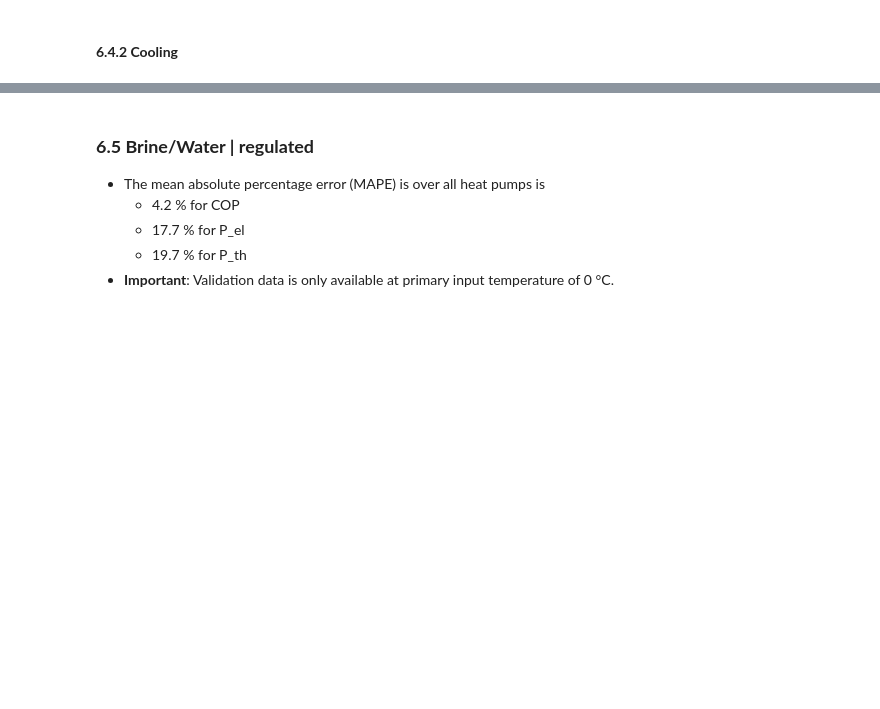
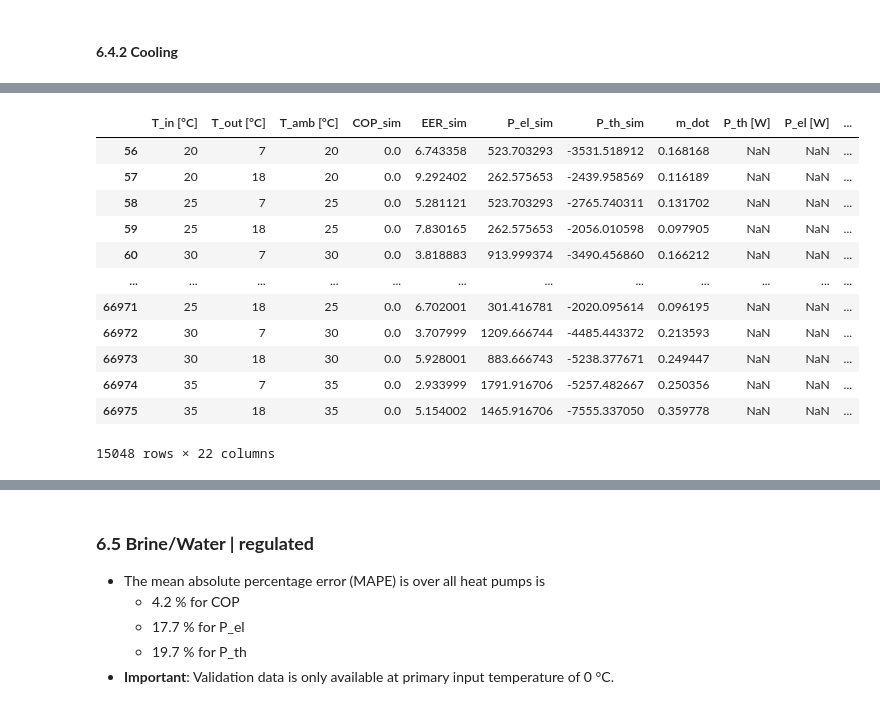
Before and after one commit to FZJ-IEK3-VSA/hplib, a Jupyter notebook: notebooks/documentation.ipynb, the cells around one changed output, grey strips where cells are left out. Cells and saved outputs as stored; diff of their text form; code cells hidden in the pictures; blank space fills up the shorter version.

```diff
--- a/notebooks/documentation.ipynb
+++ b/notebooks/documentation.ipynb
@@ -610 +630,17 @@ dtype: float64
+# %%
+data
+# %% [output]
+|  | T_in [°C] | T_out [°C] | T_amb [°C] | COP_sim | EER_sim | P_el_sim | P_th_sim | m_dot | P_th [W] | P_el [W] | ... |
+| 56 | 20 | 7 | 20 | 0.0 | 6.743358 | 523.703293 | -3531.518912 | 0.168168 | NaN | NaN | ... |
+| 57 | 20 | 18 | 20 | 0.0 | 9.292402 | 262.575653 | -2439.958569 | 0.116189 | NaN | NaN | ... |
+| 58 | 25 | 7 | 25 | 0.0 | 5.281121 | 523.703293 | -2765.740311 | 0.131702 | NaN | NaN | ... |
+| 59 | 25 | 18 | 25 | 0.0 | 7.830165 | 262.575653 | -2056.010598 | 0.097905 | NaN | NaN | ... |
+| 60 | 30 | 7 | 30 | 0.0 | 3.818883 | 913.999374 | -3490.456860 | 0.166212 | NaN | NaN | ... |
+| ... | ... | ... | ... | ... | ... | ... | ... | ... | ... | ... | ... |
+| 66971 | 25 | 18 | 25 | 0.0 | 6.702001 | 301.416781 | -2020.095614 | 0.096195 | NaN | NaN | ... |
+| 66972 | 30 | 7 | 30 | 0.0 | 3.707999 | 1209.666744 | -4485.443372 | 0.213593 | NaN | NaN | ... |
+| 66973 | 30 | 18 | 30 | 0.0 | 5.928001 | 883.666743 | -5238.377671 | 0.249447 | NaN | NaN | ... |
+| 66974 | 35 | 7 | 35 | 0.0 | 2.933999 | 1791.916706 | -5257.482667 | 0.250356 | NaN | NaN | ... |
+| 66975 | 35 | 18 | 35 | 0.0 | 5.154002 | 1465.916706 | -7555.337050 | 0.359778 | NaN | NaN | ... |
+15048 rows × 22 columns
 # %%
```
Also changed, not shown: parts of 13 cells of this notebook, 40 other files.
